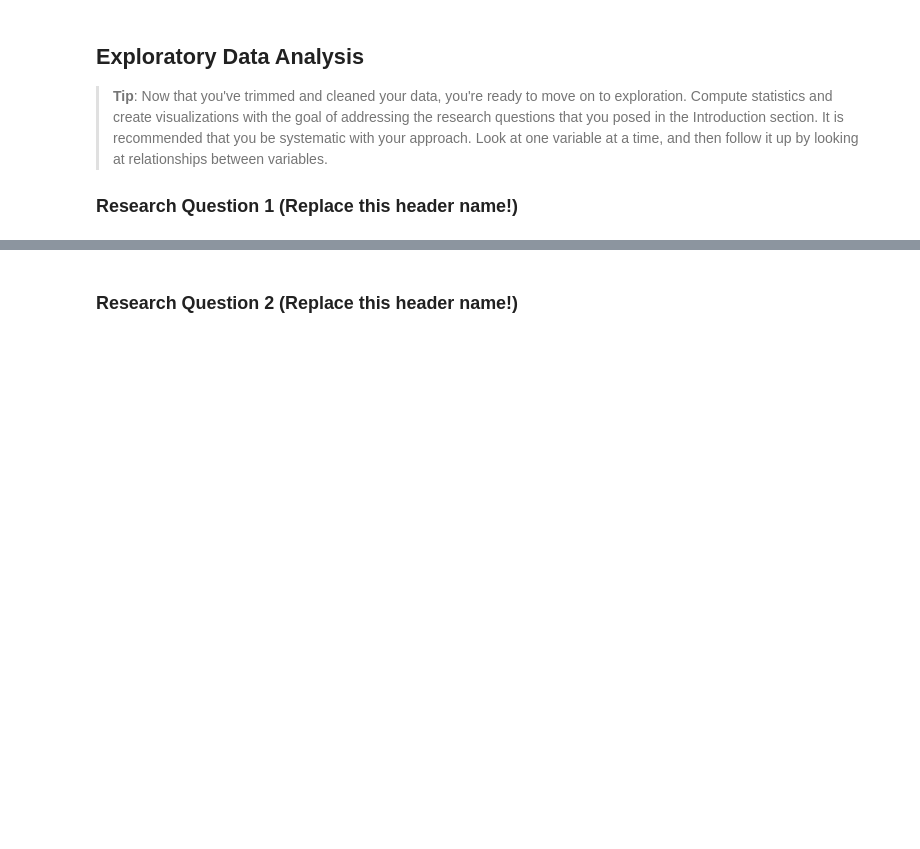
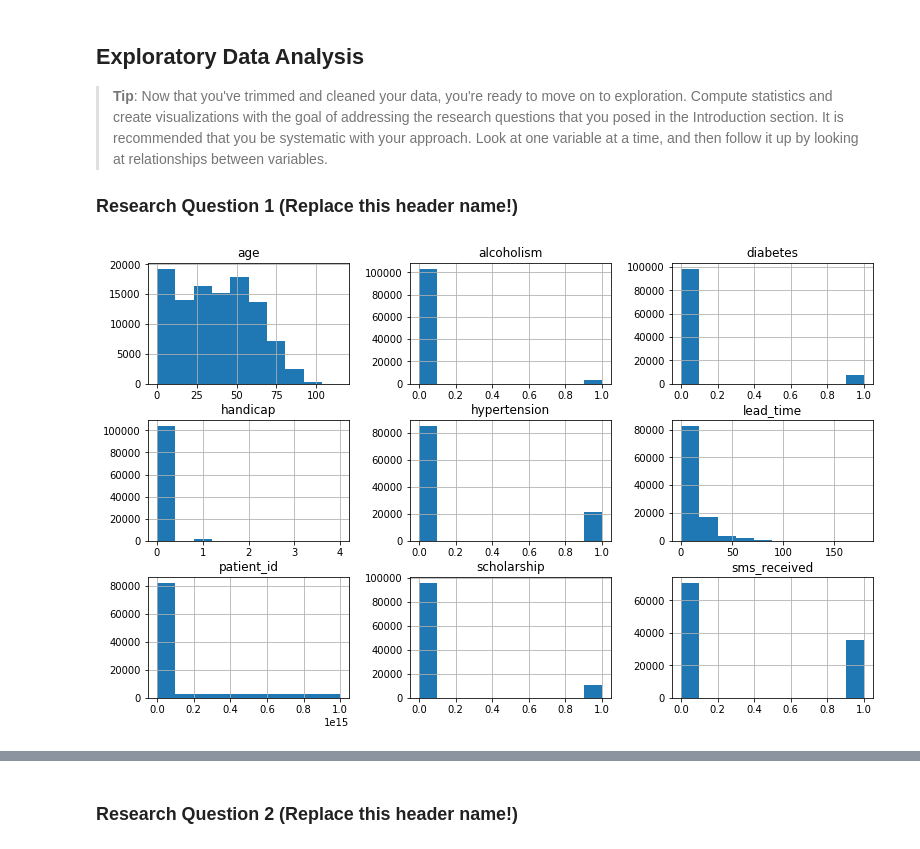
Before and after one commit to Wildbird74/No-show-Appointments, a Jupyter notebook: no_show.ipynb, the cells around one changed output, grey strips where cells are left out. Saved outputs shown, nothing was run; the diff lists cells and outputs as text; code cells hidden in the pictures; blank space fills up the shorter version.

```diff
--- a/no_show.ipynb
+++ b/no_show.ipynb
@@ -43,0 +216,3 @@
+# %%
+# Dropping wrong entries
+df = df[df.age >= 0]
@@ -43,0 +241,2 @@
+# %%
+df.drop_duplicates(inplace=True)
@@ -43,0 +325,5 @@
+# %%
+df['no_show'] = df['no_show'].map({'Yes': 1, 'No': 0})
+# %%
+df['gender'] = df['gender'].map({'F': 0, 'M': 1})
+df.info()
@@ -53,0 +357,4 @@
+# %%
+df.hist(figsize=(13, 8));
+# %% [output]
+[figure, added]
```
Also changed, not shown: parts of 55 cells of this notebook, 2 other files.
